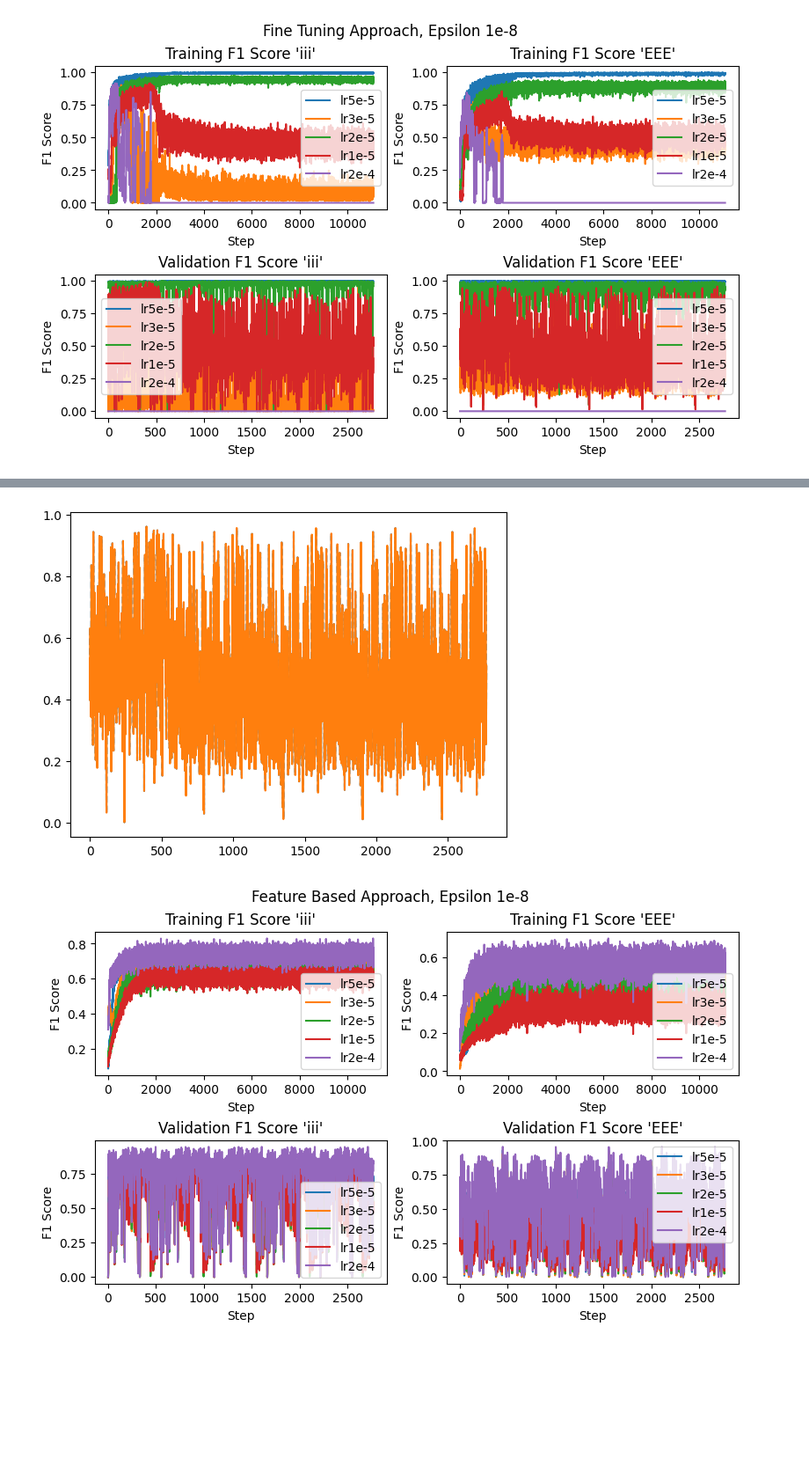
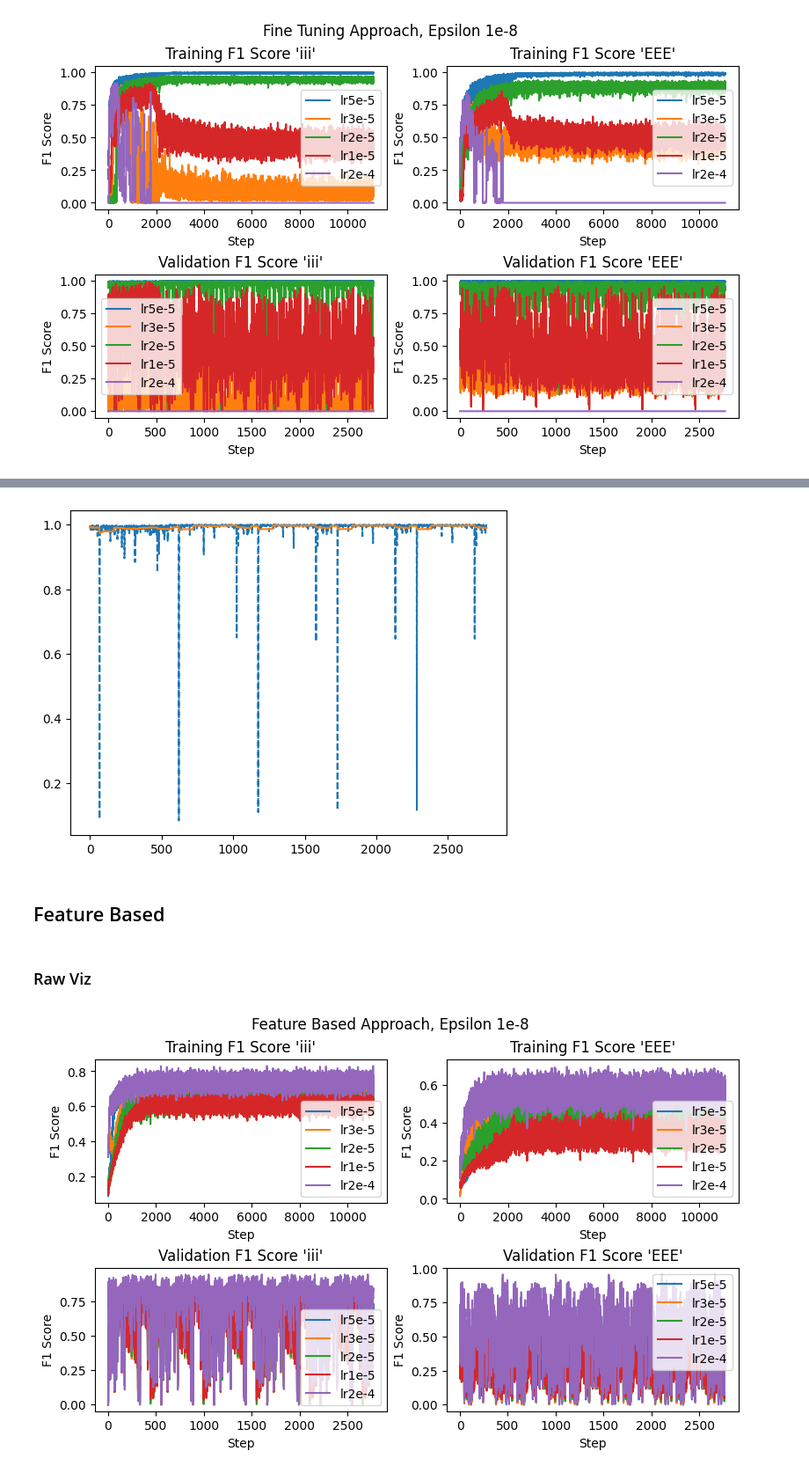
Before and after one commit to anwari32/sequence-processing, a Jupyter notebook: visualisation.ipynb, the cells around one changed output, grey strips where cells are left out. Shown at 88% size. Saved outputs shown, nothing was run; the diff lists cells and outputs as text; code cells hidden in the pictures; blank space fills up the shorter version.

Commit message:
added new logs and visualization.

```diff
--- a/visualisation.ipynb
+++ b/visualisation.ipynb
@@ -0,0 +5,23 @@
+# %%
+import os
+import pandas as pd
+import matplotlib.pyplot as plt
+import math
+
+def running_average_smoothing(y, n_samples=10):
+    y_smooth = []
+    for i in range(0, y.shape[0]):
+        avg = 0
+        if i < (n_samples-1):
+            avg = np.average(y[0:i+1])
+        else:
+            avg = np.average(y[i-(n_samples-1):i+1])
+            if math.isnan(avg):
+                raise ValueError(f"index {i}, values {y[i-(n_samples-1):i+1]}")
+        y_smooth.append(avg)
+    return y_smooth
+
+learning_rates = ["lr5e-5", "lr3e-5", "lr2e-5", "lr1e-5", "lr2e-4"]
+epsilons = ["eps1e-8", "eps1e-6"]
+training_step = "training_step"
+validation_step = "validation_step"
@@ -73,19 +166,26 @@ plt.show()
 # %%
 # smoothing
 import numpy as np
 from scipy.interpolate import interp1d
 
-x = np.asarray(ft_val_f1_score_EEE_df[validation_step].values)
-y = np.asarray(ft_val_f1_score_EEE_df["lr1e-5"].values)
+x = np.asarray(ft_val_f1_score_iii_df[validation_step].values)
+y = np.asarray(ft_val_f1_score_iii_df["lr5e-5"].values)
+# n_sample = 100
+# for i in range(0, y.shape[0]):
+#     avg = 0
+#     if i < (n_sample-1):
+#         avg = np.average(y[0:i+1])
+#     else:
+#         avg = np.average(y[i-(n_sample-1):i+1])
+#     y_smooth.append(avg)
 
-f = interp1d(x, y)
-f2 = interp1d(x, y, kind="cubic")
-f3 = interp1d(x, y, kind="linear")
-
-plt.plot(x, y, '--', x, f3(x), '-')
+y_smooth = running_average_smoothing(y, 100)
+plt.plot(x, y, '--', x, y_smooth, '-')
 plt.show()
 # %% [output]
-[figure, old version]
+[figure, new version]
+# %% [markdown]
+## Feature Based
 # %%
 learning_rates = ["lr5e-5", "lr3e-5", "lr2e-5", "lr1e-5", "lr2e-4"]
 
@@ -98,6 +198,8 @@ fb_train_f1_score_iii_df = pd.read_csv(fb_train_f1_score_iii_log_path)
 fb_train_f1_score_EEE_df = pd.read_csv(fb_train_f1_score_EEE_log_path)
 fb_val_f1_score_iii_df = pd.read_csv(fb_val_f1_score_iii_log_path)
 fb_val_f1_score_EEE_df = pd.read_csv(fb_val_f1_score_EEE_log_path)
+# %% [markdown]
+### Raw Viz
 # %%
 training_step = "training_step"
 validation_step = "validation_step"
```
Also changed, not shown: parts of 28 cells of this notebook, 14 other files.
